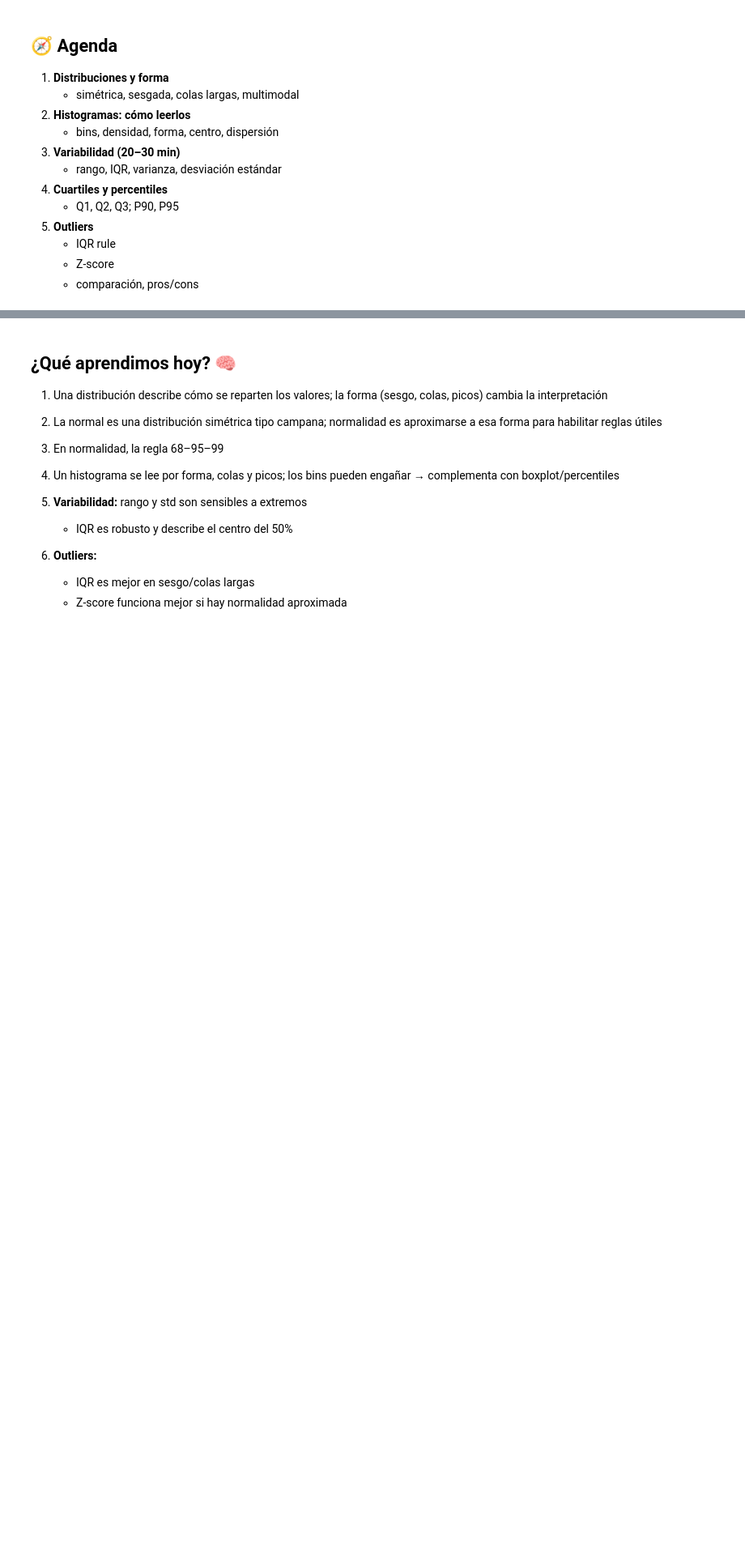
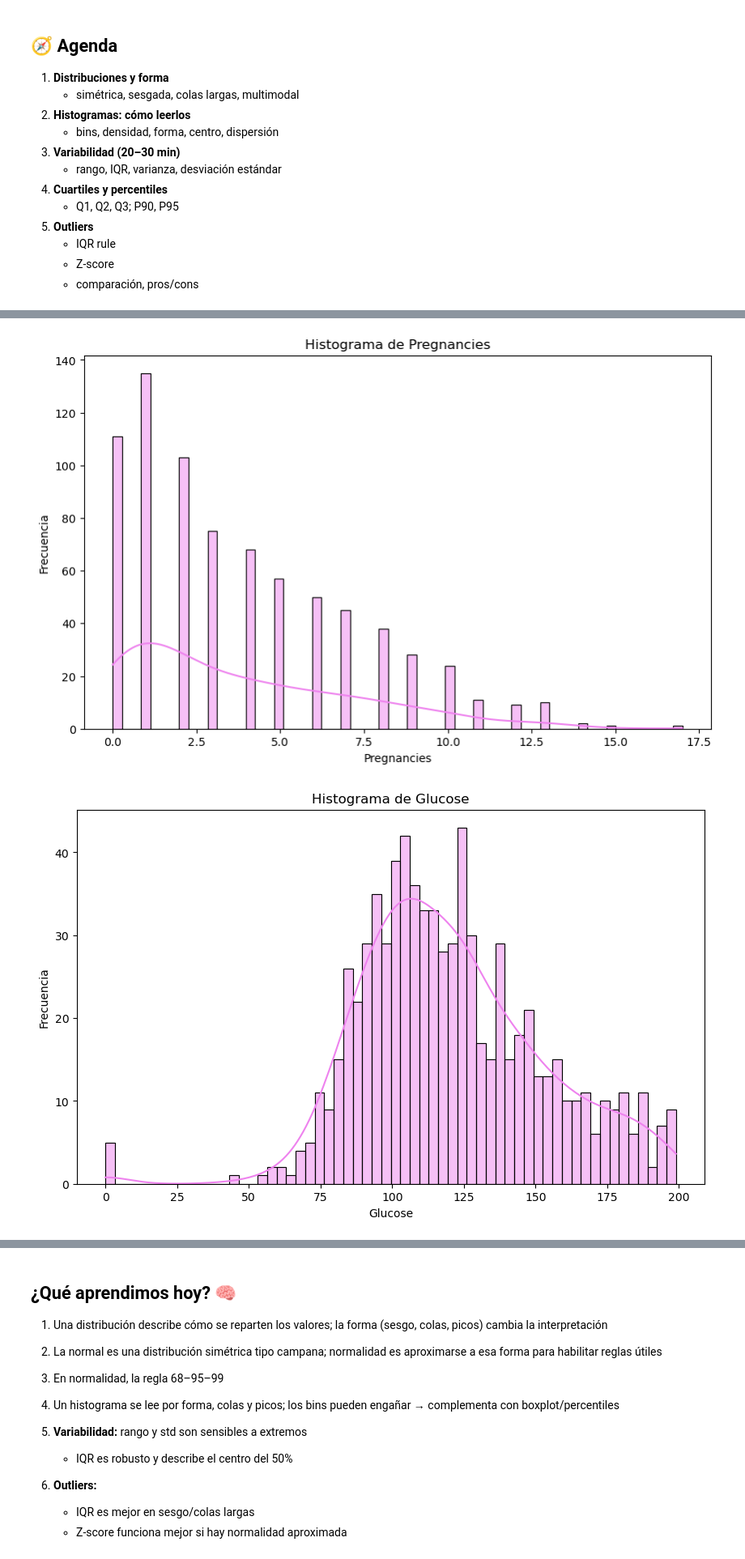
Before and after one commit to gbuvoli/DA_T8, a Jupyter notebook: Sprint7_semana2.ipynb, the cells around one changed output, grey strips where cells are left out. Shown at 81% size. Cells and saved outputs as stored; diff of their text form; code cells hidden in the pictures; blank space fills up the shorter version.

```diff
--- a/Sprint7_semana2.ipynb
+++ b/Sprint7_semana2.ipynb
@@ -154,3 +179,11 @@ Regla típica:
 - En negocio: antes de “limpiar”, decide si el outlier es **error** o **caso extremo real** (VIP, evento, fraude, etc.).
 # %%
 # Demostraciones de codigo
+
+import pandas as pd
+
+url='https://raw.githubusercontent.com/gbuvoli/Datasets/refs/heads/main/diabetes.csv'
+
+df = pd.read_csv(url)
+
+df.head()
@@ -156,0 +197,18 @@ Regla típica:
+# %%
+# Histogramas
+import matplotlib.pyplot as plt
+import seaborn as sns
+
+
+df['Outcome']= df['Outcome'].astype('category')
+
+for column in df.select_dtypes(include=['float64', 'int64']).columns:
+    plt.figure(figsize=(10, 6))
+    sns.histplot(df[column], bins=60, kde=True, color='violet')
+    plt.title(f'Histograma de {column}')
+    plt.xlabel(column)
+    plt.ylabel('Frecuencia')
+    plt.show()
+# %% [output]
+[figure, added]
+[figure, added]
```
Also changed, not shown: parts of 22 cells of this notebook, 1 other file.
